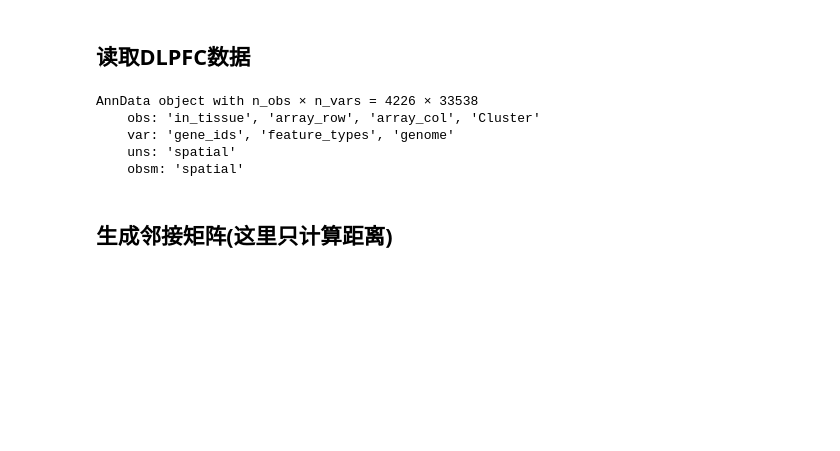
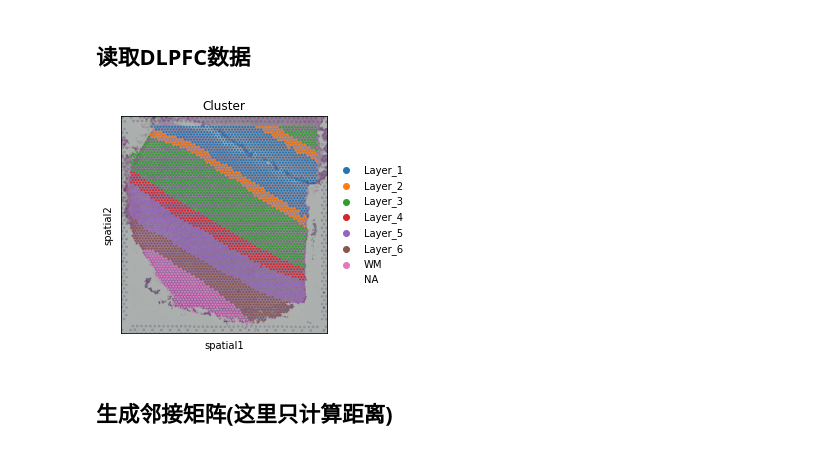
Before and after one commit to hannshu/st_clustering, a Jupyter notebook: 4_SpaGCN/train.ipynb, the cells around one changed output. Drawn from its saved outputs; the diff is of its cells as text; code cells hidden in the pictures; blank space fills up the shorter version.

```diff
--- a/4_SpaGCN/train.ipynb
+++ b/4_SpaGCN/train.ipynb
@@ -16,20 +16,16 @@ from sklearn.cluster import KMeans
 # %%
 section_list = ['151507', '151508', '151509', '151510', '151669', '151670', '151671', '151672', '151673', '151674', '151675', '151676']
 section_id = section_list[0]
 
 adata = sc.read_visium(path=os.path.join('..', 'dataset', 'DLPFC', section_id))
 adata.var_names_make_unique()
 
 Ann_df = pd.read_csv(os.path.join('..', 'dataset', 'DLPFC', section_id, 'ground_truth.txt'), sep='\t', header=None, index_col=0)
 Ann_df.columns = ['Ground Truth']
 adata.obs['Cluster'] = Ann_df.loc[adata.obs_names, 'Ground Truth']
-adata
+sc.pl.spatial(adata, color='Cluster')
 # %% [output]
-AnnData object with n_obs × n_vars = 4226 × 33538
-    obs: 'in_tissue', 'array_row', 'array_col', 'Cluster'
-    var: 'gene_ids', 'feature_types', 'genome'
-    uns: 'spatial'
-    obsm: 'spatial'
+[figure, added]
 # %% [markdown]
 ## 生成邻接矩阵(这里只计算距离)
 # %%
```
Also changed, not shown: parts of 6 cells of this notebook.
